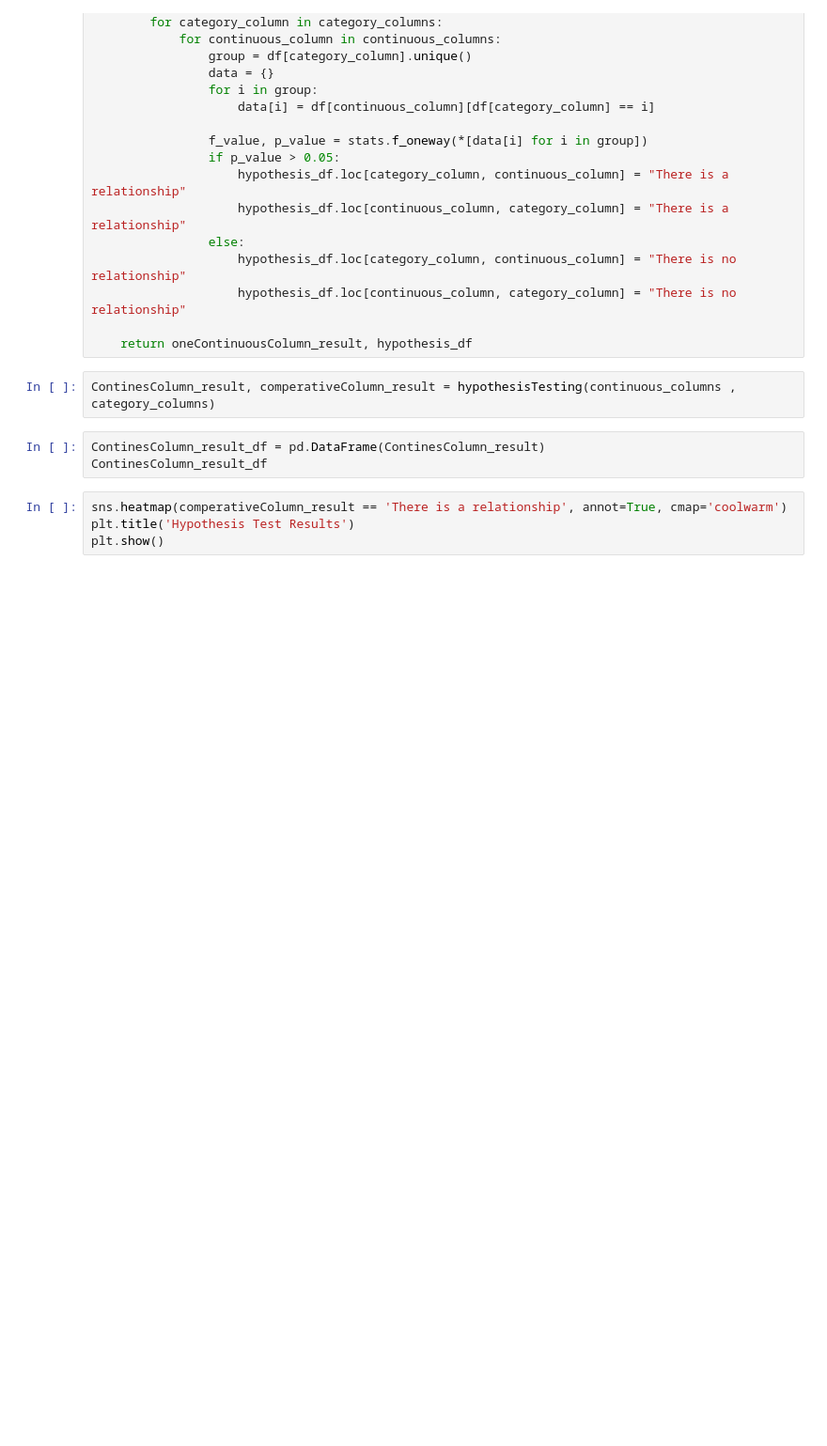
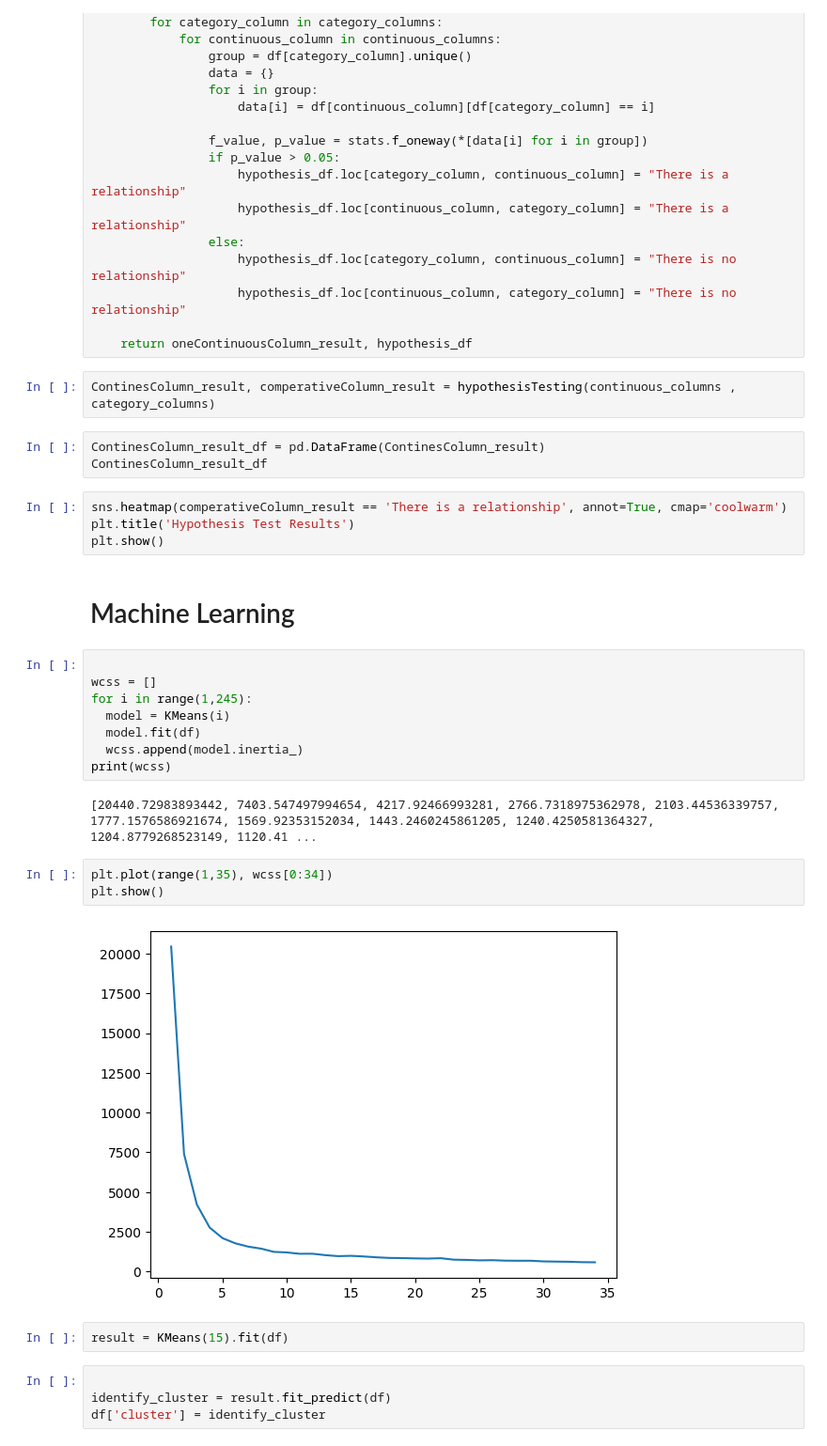
Before and after one commit to Saravanan-20G/Dataset---Tips, a Jupyter notebook: Tips.ipynb, the cells around one changed output. Shown at 94% size. Drawn from its saved outputs; the diff is of its cells as text; blank space fills up the shorter version.

```diff
--- a/Tips.ipynb
+++ b/Tips.ipynb
@@ -241,3 +229,26 @@ ContinesColumn_result_df
 sns.heatmap(comperativeColumn_result == 'There is a relationship', annot=True, cmap='coolwarm')
 plt.title('Hypothesis Test Results')
 plt.show()
+# %% [markdown]
+# Machine Learning
+# %%
+
+wcss = []
+for i in range(1,245):
+  model = KMeans(i)
+  model.fit(df)
+  wcss.append(model.inertia_)
+print(wcss)
+# %% [output]
+[20440.72983893442, 7403.547497994654, 4217.92466993281, 2766.7318975362978, 2103.44536339757, 1777.1576586921674, 1569.92353152034, 1443.2460245861205, 1240.4250581364327, 1204.8779268523149, 1120.41 ...
+# %%
+plt.plot(range(1,35), wcss[0:34])
+plt.show()
+# %% [output]
+[figure, added]
+# %%
+result = KMeans(15).fit(df)
+# %%
+
+identify_cluster = result.fit_predict(df)
+df['cluster'] = identify_cluster
```
Also changed, not shown: parts of 6 cells of this notebook.
